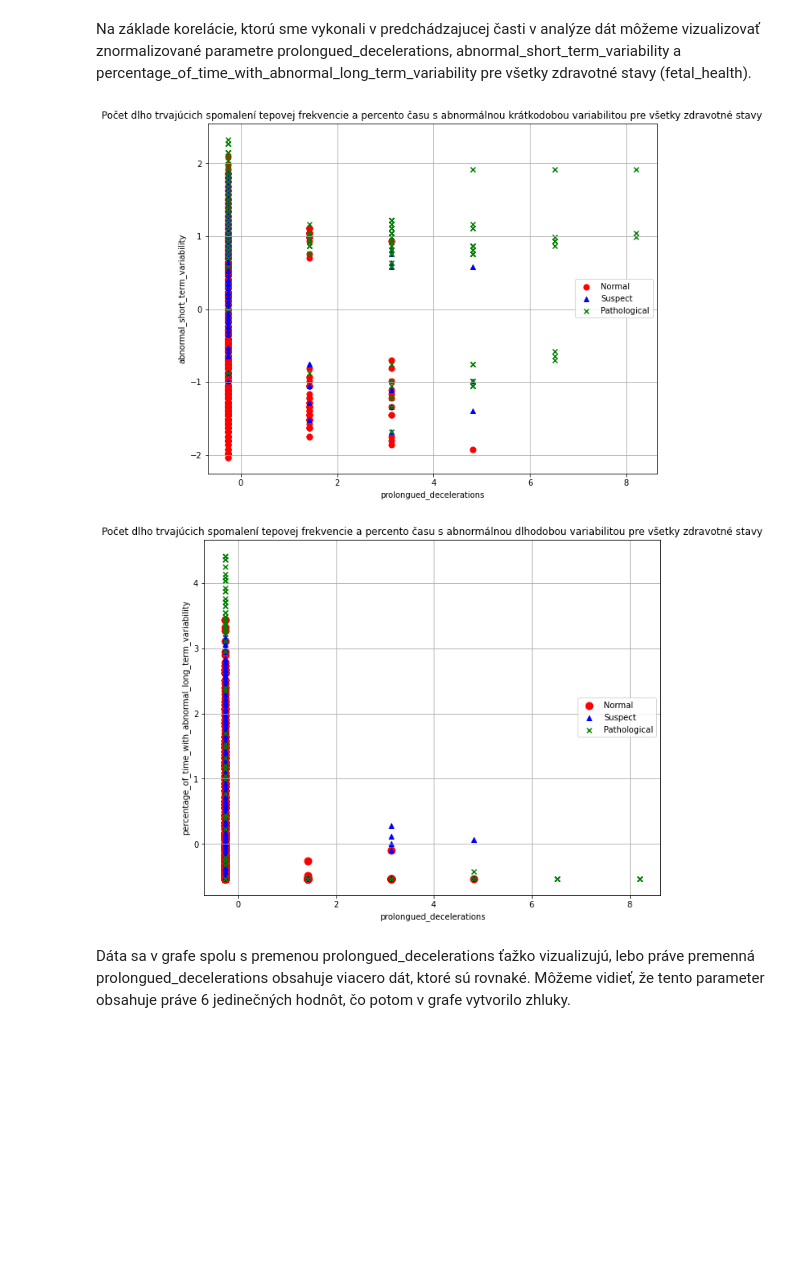
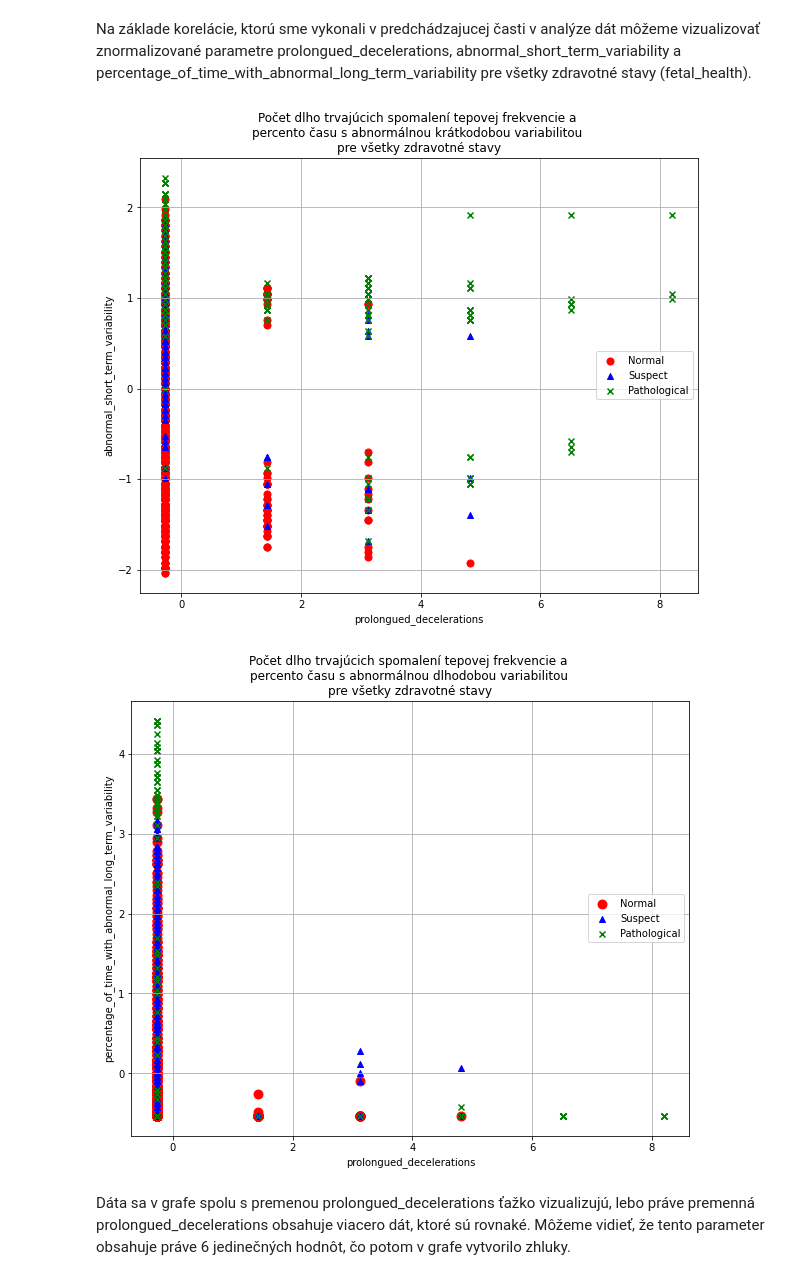
Before and after one commit to georgeob/Drzik_NS2021, a Jupyter notebook: Drzik_NS2021.ipynb, the cells around one changed output. Drawn from its saved outputs; the diff is of its cells as text; code cells hidden in the pictures; blank space fills up the shorter version.

```diff
--- a/Drzik_NS2021.ipynb
+++ b/Drzik_NS2021.ipynb
@@ -240,18 +242,19 @@ df.reset_index(inplace=True)
 df = df.rename(columns = {'index':'fetal_health'})
 # %%
 plt.figure(figsize=(10,8))
+# Vyberieme si stĺpce parametrov ktorých potrebujeme a dáta zobrazíme v ich kategórií.
 plt.scatter(df.loc[df['fetal_health'] == 1.0][6], df.loc[df['fetal_health'] == 1.0][7], color = 'red', label = 'Normal', s=50)
 plt.scatter(df.loc[df['fetal_health'] == 2.0][6], df.loc[df['fetal_health'] == 2.0][7], color = 'blue', label = 'Suspect', marker = '^')
 plt.scatter(df.loc[df['fetal_health'] == 3.0][6], df.loc[df['fetal_health'] == 3.0][7], color = 'green', label = 'Pathological', marker = 'x')
 
 plt.xlabel('prolongued_decelerations')
 plt.ylabel('abnormal_short_term_variability')
 plt.legend(loc="center right")
-plt.title('Počet dlho trvajúcich spomalení tepovej frekvencie a percento času s abnormálnou krátkodobou variabilitou pre všetky zdravotné stavy')
+plt.title('Počet dlho trvajúcich spomalení tepovej frekvencie a \npercento času s abnormálnou krátkodobou variabilitou \npre všetky zdravotné stavy')
 plt.grid(b=True, which='major', color='#aaaaaa', linestyle='-')
 plt.show()
 # %% [output]
-[figure, old version]
+[figure, new version]
 # %%
 plt.figure(figsize=(10,8))
 plt.scatter(df.loc[df['fetal_health'] == 1.0][6], df.loc[df['fetal_health'] == 1.0][9], color = 'red', label = 'Normal', s=80)
@@ -261,11 +264,11 @@ plt.scatter(df.loc[df['fetal_health'] == 3.0][6], df.loc[df['fetal_health'] == 3
 plt.xlabel('prolongued_decelerations')
 plt.ylabel('percentage_of_time_with_abnormal_long_term_variability')
 plt.legend(loc="center right")
-plt.title('Počet dlho trvajúcich spomalení tepovej frekvencie a percento času s abnormálnou dlhodobou variabilitou pre všetky zdravotné stavy')
+plt.title('Počet dlho trvajúcich spomalení tepovej frekvencie a \npercento času s abnormálnou dlhodobou variabilitou \npre všetky zdravotné stavy')
 plt.grid(b=True, which='major', color='#aaaaaa', linestyle='-')
 plt.show()
 # %% [output]
-[figure, old version]
+[figure, new version]
 # %% [markdown]
 Dáta sa v grafe spolu s premenou prolongued_decelerations ťažko vizualizujú, lebo práve premenná prolongued_decelerations obsahuje viacero dát, ktoré sú rovnaké. Môžeme vidieť, že tento parameter obsahuje práve 6 jedinečných hodnôt, čo potom v grafe vytvorilo zhluky.
 # %%
```
Also changed, not shown: parts of 20 cells of this notebook.
